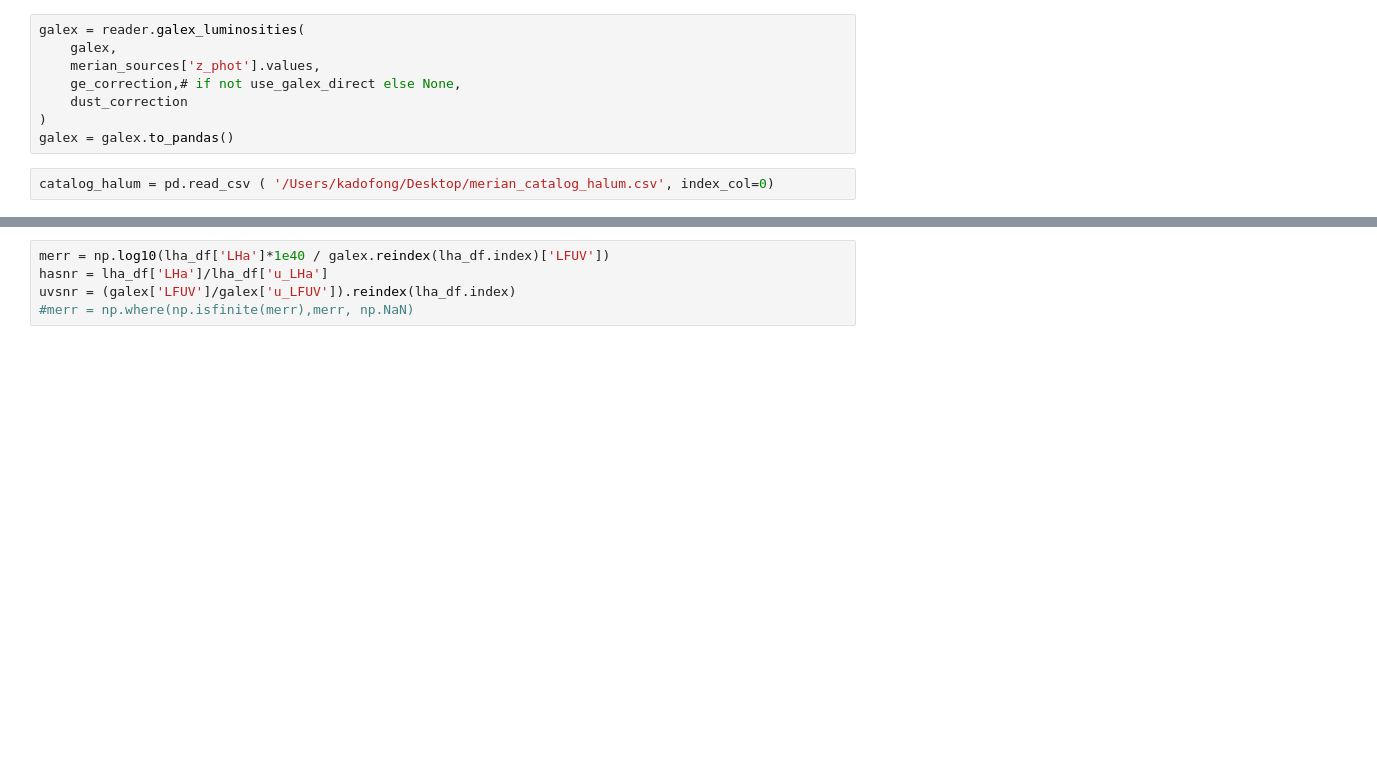
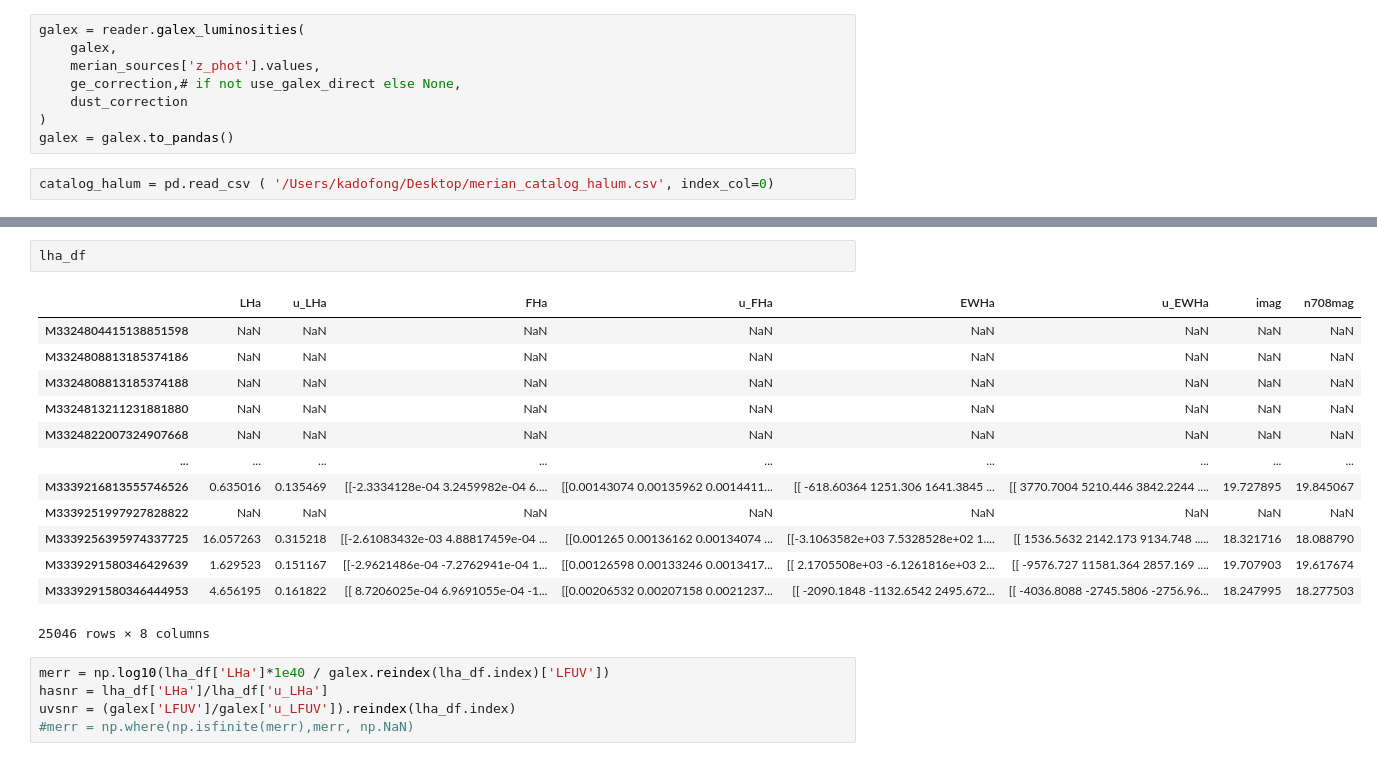
Before and after one commit to ekadofong/agrias, a Jupyter notebook: notebooks/HalphaDirectPhotometry.ipynb, the cells around one changed output, grey strips where cells are left out. Saved outputs shown, nothing was run; the diff lists cells and outputs as text; blank space fills up the shorter version.

```diff
--- a/notebooks/HalphaDirectPhotometry.ipynb
+++ b/notebooks/HalphaDirectPhotometry.ipynb
@@ -150,3 +150,19 @@ plt.savefig('../../../sfr_calibrators/figures/data_validation/photometric_offset
+# %%
+lha_df
+# %% [output]
+|  | LHa | u_LHa | FHa | u_FHa | EWHa | u_EWHa | imag | n708mag |
+| M3324804415138851598 | NaN | NaN | NaN | NaN | NaN | NaN | NaN | NaN |
+| M3324808813185374186 | NaN | NaN | NaN | NaN | NaN | NaN | NaN | NaN |
+| M3324808813185374188 | NaN | NaN | NaN | NaN | NaN | NaN | NaN | NaN |
+| M3324813211231881880 | NaN | NaN | NaN | NaN | NaN | NaN | NaN | NaN |
+| M3324822007324907668 | NaN | NaN | NaN | NaN | NaN | NaN | NaN | NaN |
+| ... | ... | ... | ... | ... | ... | ... | ... | ... |
+| M3339216813555746526 | 0.635016 | 0.135469 | [[-2.3334128e-04 3.2459982e-04 6.... | [[0.00143074 0.00135962 0.0014411... | [[ -618.60364 1251.306 1641.3845 ... | [[ 3770.7004 5210.446 3842.2244 .... | 19.727895 | 19.845067 |
+| M3339251997927828822 | NaN | NaN | NaN | NaN | NaN | NaN | NaN | NaN |
+| M3339256395974337725 | 16.057263 | 0.315218 | [[-2.61083432e-03 4.88817459e-04 ... | [[0.001265 0.00136162 0.00134074 ... | [[-3.1063582e+03 7.5328528e+02 1.... | [[ 1536.5632 2142.173 9134.748 ..... | 18.321716 | 18.088790 |
+| M3339291580346429639 | 1.629523 | 0.151167 | [[-2.9621486e-04 -7.2762941e-04 1... | [[0.00126598 0.00133246 0.0013417... | [[ 2.1705508e+03 -6.1261816e+03 2... | [[ -9576.727 11581.364 2857.169 .... | 19.707903 | 19.617674 |
+| M3339291580346444953 | 4.656195 | 0.161822 | [[ 8.7206025e-04 6.9691055e-04 -1... | [[0.00206532 0.00207158 0.0021237... | [[ -2090.1848 -1132.6542 2495.672... | [[ -4036.8088 -2745.5806 -2756.96... | 18.247995 | 18.277503 |
+25046 rows × 8 columns
 # %%
 merr = np.log10(lha_df['LHa']*1e40 / galex.reindex(lha_df.index)['LFUV'])
 hasnr = lha_df['LHa']/lha_df['u_LHa']
```
Also changed, not shown: parts of 7 cells of this notebook, 7 other files.
